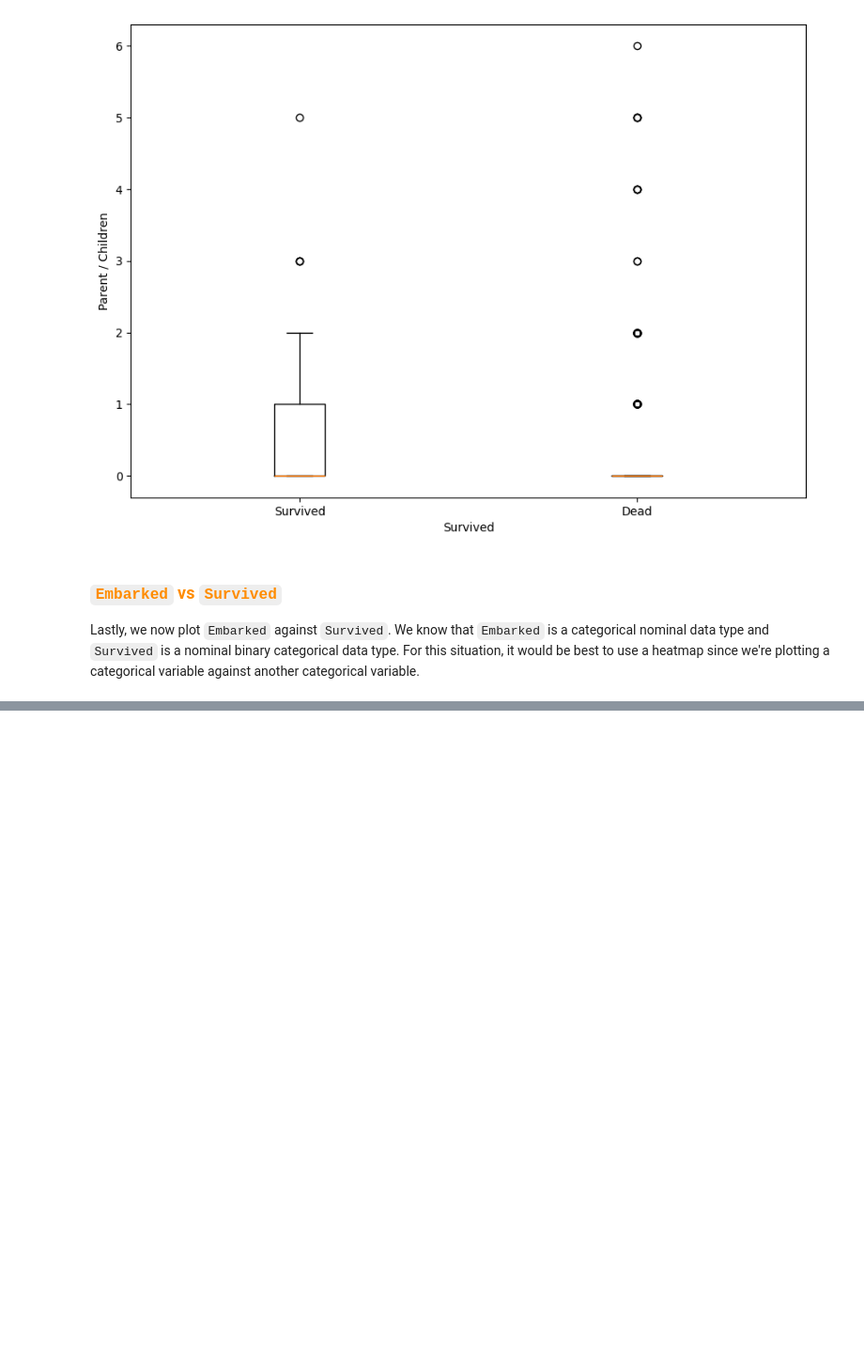
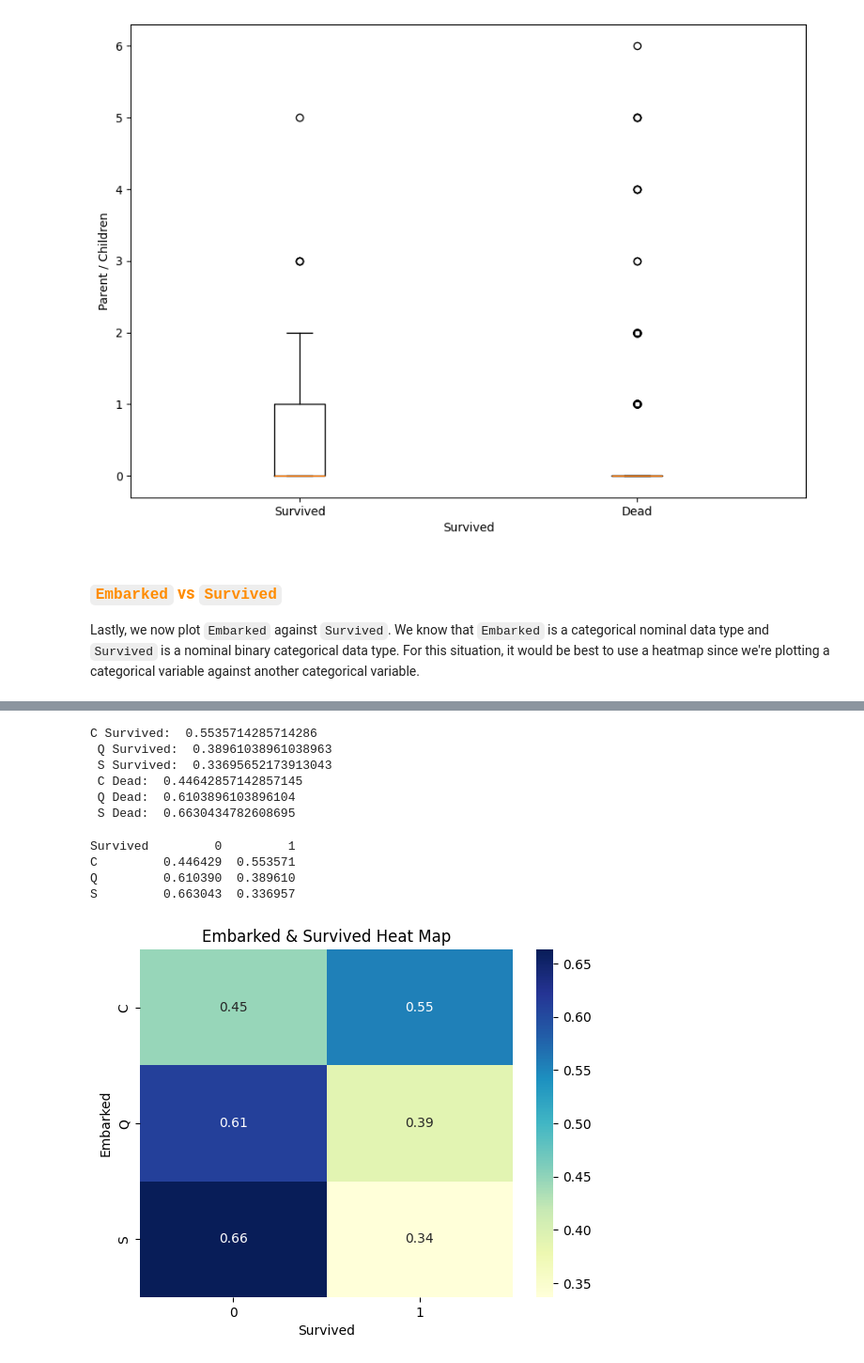
Before and after one commit to chowdhuryj-github/DataScienceDataAnalysis, a Jupyter notebook: wk_03/lab/Lab_3_JIC.ipynb, the cells around one changed output, grey strips where cells are left out. Shown: that part at 94% size. Saved outputs shown, nothing was run; the diff lists cells and outputs as text; code cells hidden in the pictures; blank space fills up the shorter version.

```diff
--- a/wk_03/lab/Lab_3_JIC.ipynb
+++ b/wk_03/lab/Lab_3_JIC.ipynb
@@ -379,0 +455,57 @@ Lastly, we now plot `Embarked` against `Survived`. We know that `Embarked` is a
+# %%
+# calculating the ratios between the embarked and survival variables
+embarked_C_survived_ratio = embarked_C_survived / total_C
+embarked_C_dead_ratio = embarked_C_dead / total_C
+
+embarked_Q_survived_ratio = embarked_Q_survived / total_Q
+embarked_Q_dead_ratio =  embarked_Q_dead / total_Q
+
+embarked_S_survived_ratio = embarked_S_survived / total_S
+embarked_S_dead_ratio = embarked_S_dead / total_S
+
+# printing out the ratios
+print("C Survived: ", embarked_C_survived_ratio, "\n", "Q Survived: ", embarked_Q_survived_ratio, "\n",
+      "S Survived: ", embarked_S_survived_ratio, "\n", "C Dead: ", embarked_C_dead_ratio, "\n",
+      "Q Dead: ", embarked_Q_dead_ratio, "\n", "S Dead: ", embarked_S_dead_ratio)
+# %% [output]
+C Survived:  0.5535714285714286
+ Q Survived:  0.38961038961038963
+ S Survived:  0.33695652173913043
+ C Dead:  0.44642857142857145
+ Q Dead:  0.6103896103896104
+ S Dead:  0.6630434782608695
+# %%
+# creating a dictionary for the heat map table
+embarked_survived_data = {
+    'Survived': [0, 1],  # Survival status
+    'C': [embarked_C_dead_ratio, embarked_C_survived_ratio],
+    'Q': [embarked_Q_dead_ratio, embarked_Q_survived_ratio],
+    'S': [embarked_S_dead_ratio, embarked_S_survived_ratio]
+}
+
+# creating a data frame
+embarked_survived_df = pd.DataFrame(embarked_survived_data)
+
+# creating a pivot table
+embarked_pivot = embarked_survived_df.set_index("Survived").T
+
+# printing out the pivot table
+print(embarked_pivot)
+# %% [output]
+Survived         0         1
+C         0.446429  0.553571
+Q         0.610390  0.389610
+S         0.663043  0.336957
+# %%
+# creating the heatmap
+sns.heatmap(embarked_pivot, cmap="YlGnBu", annot=True)
+
+# including plotting details
+plt.title("Embarked & Survived Heat Map")
+plt.xlabel("Survived")
+plt.ylabel("Embarked")
+
+# displaying the heatmap
+plt.show()
+# %% [output]
+[figure, added]
```
Also changed, not shown: parts of 19 cells of this notebook, 5 other files.
